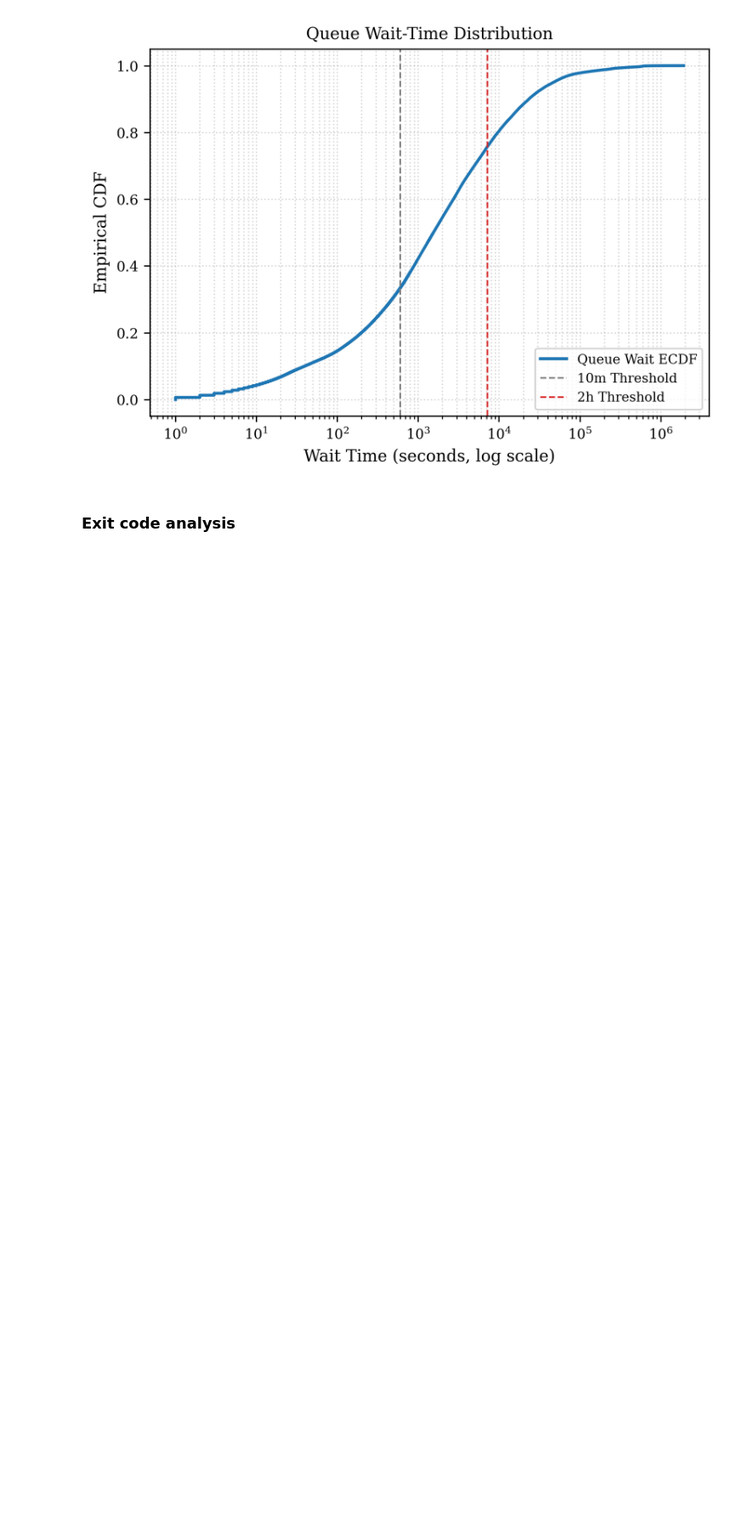
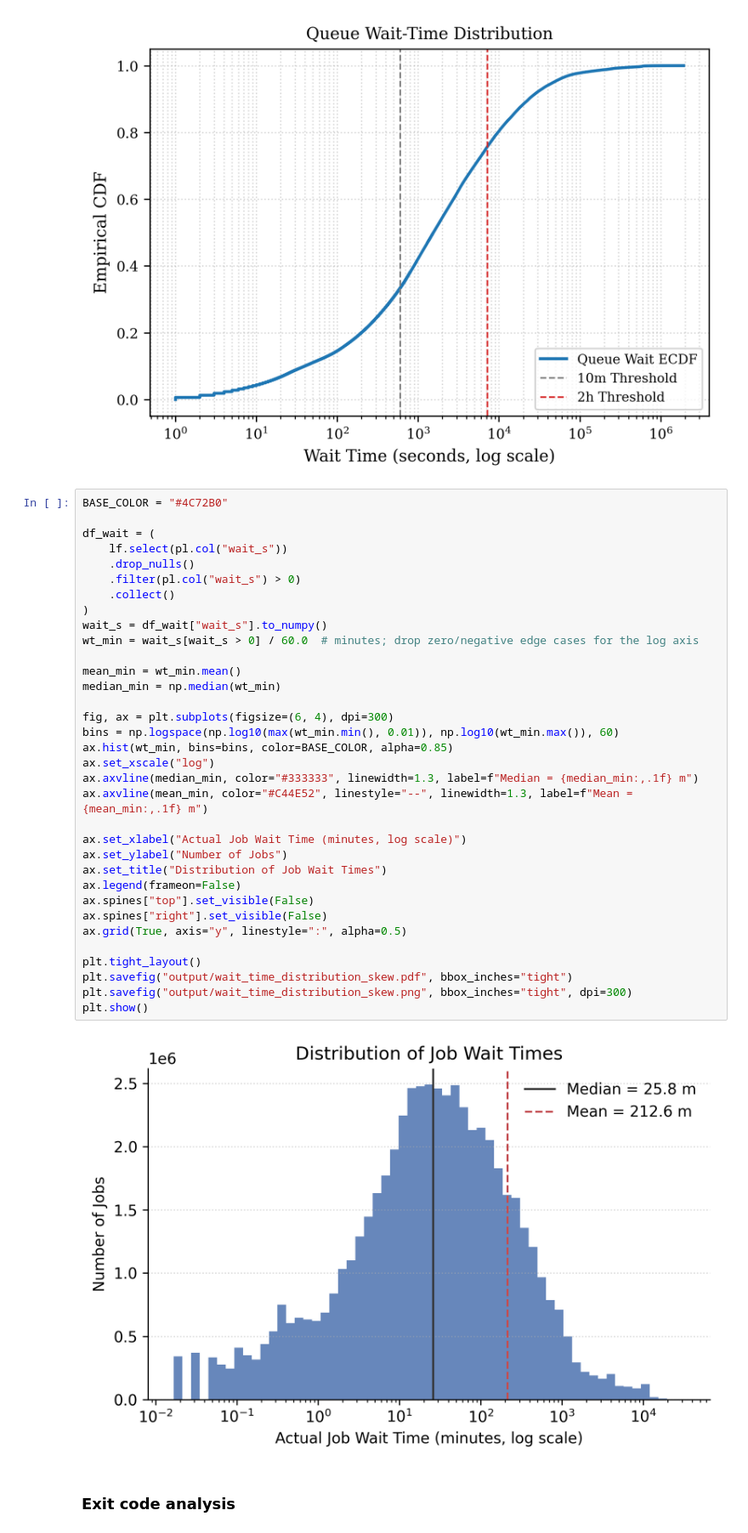
Before and after one commit to allisonaustin/batch-queue-prediction, a Jupyter notebook: scripts/attribution-modeling.ipynb, the cells around one changed output. Shown at 85% size. Drawn from its saved outputs; the diff is of its cells as text; blank space fills up the shorter version.

```diff
--- a/scripts/attribution-modeling.ipynb
+++ b/scripts/attribution-modeling.ipynb
@@ -477,6 +474,42 @@ plt.savefig("wait_time_distribution.pdf", bbox_inches="tight")
 plt.show()
 # %% [output]
 [figure]
+# %%
+BASE_COLOR = "#4C72B0"
+
+df_wait = (
+    lf.select(pl.col("wait_s"))
+    .drop_nulls()
+    .filter(pl.col("wait_s") > 0)
+    .collect()
+)
+wait_s = df_wait["wait_s"].to_numpy()
+wt_min = wait_s[wait_s > 0] / 60.0  # minutes; drop zero/negative edge cases for the log axis
+
+mean_min = wt_min.mean()
+median_min = np.median(wt_min)
+
+fig, ax = plt.subplots(figsize=(6, 4), dpi=300)
+bins = np.logspace(np.log10(max(wt_min.min(), 0.01)), np.log10(wt_min.max()), 60)
+ax.hist(wt_min, bins=bins, color=BASE_COLOR, alpha=0.85)
+ax.set_xscale("log")
+ax.axvline(median_min, color="#333333", linewidth=1.3, label=f"Median = {median_min:,.1f} m")
+ax.axvline(mean_min, color="#C44E52", linestyle="--", linewidth=1.3, label=f"Mean = {mean_min:,.1f} m")
+
+ax.set_xlabel("Actual Job Wait Time (minutes, log scale)")
+ax.set_ylabel("Number of Jobs")
+ax.set_title("Distribution of Job Wait Times")
+ax.legend(frameon=False)
+ax.spines["top"].set_visible(False)
+ax.spines["right"].set_visible(False)
+ax.grid(True, axis="y", linestyle=":", alpha=0.5)
+
+plt.tight_layout()
+plt.savefig("output/wait_time_distribution_skew.pdf", bbox_inches="tight")
+plt.savefig("output/wait_time_distribution_skew.png", bbox_inches="tight", dpi=300)
+plt.show()
+# %% [output]
+[figure, added]
 # %% [markdown]
 ### Exit code analysis
 # %%
```
Also changed, not shown: parts of 27 cells of this notebook, 13 other files.
